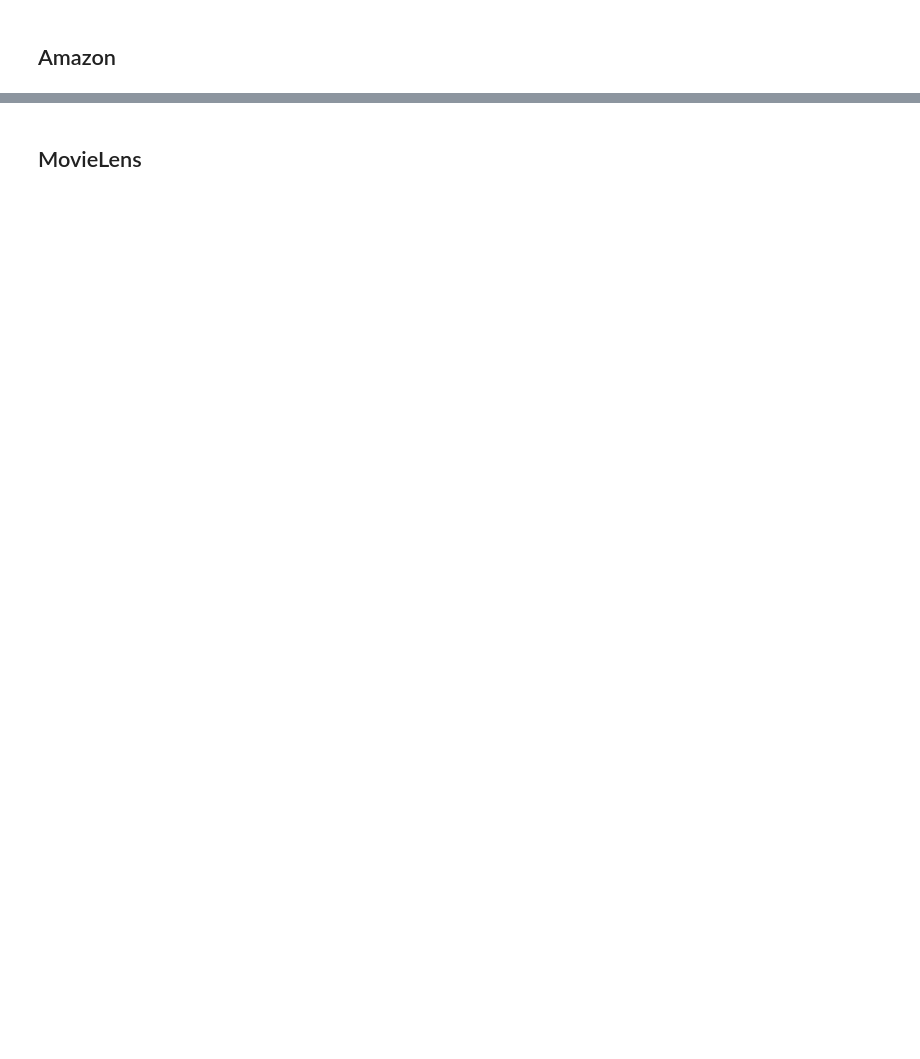
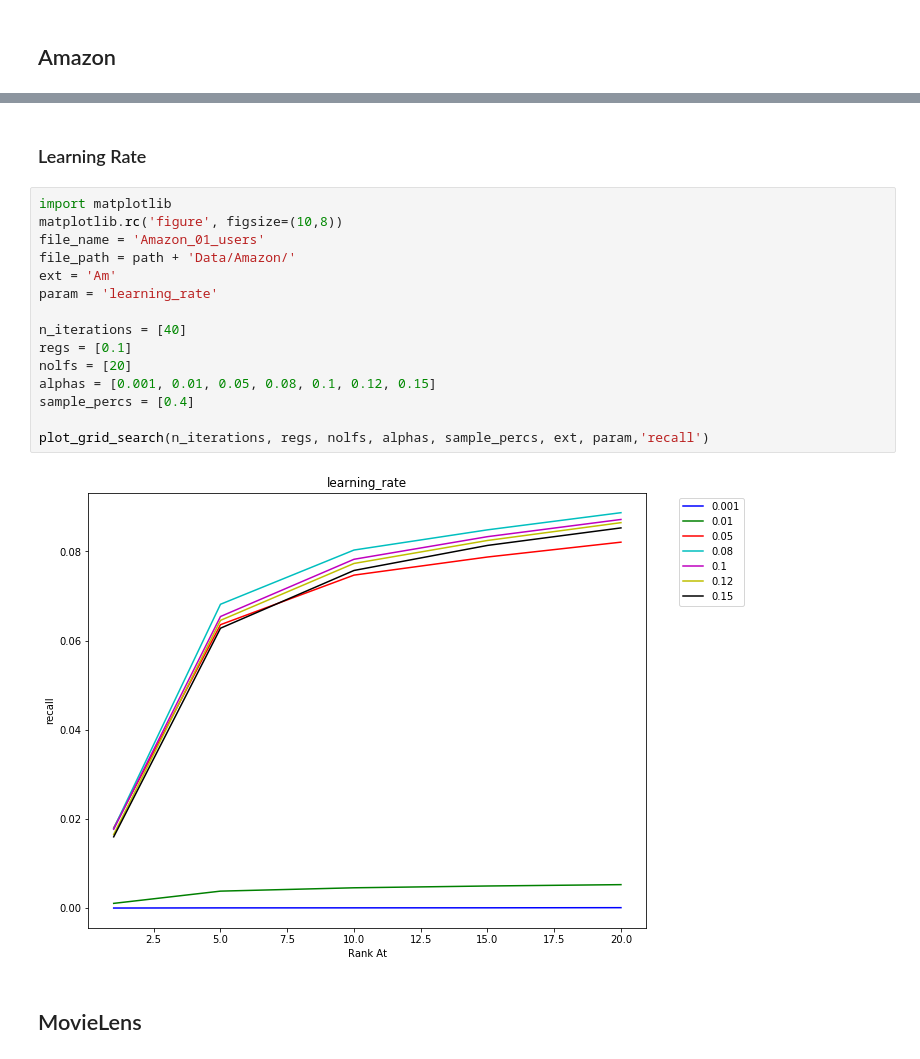
Before and after one commit to ROpdam/recommender_comparison, a Jupyter notebook: visualize_results.ipynb, the cells around one changed output, grey strips where cells are left out. Drawn from its saved outputs; the diff is of its cells as text; blank space fills up the shorter version.

```diff
--- a/visualize_results.ipynb
+++ b/visualize_results.ipynb
@@ -294,3 +324,22 @@ plot_grid_search(n_iterations, regs, nolfs, sample_percs, ext, 'recall')
+# %% [markdown]
+### Learning Rate
+# %%
+import matplotlib
+matplotlib.rc('figure', figsize=(10,8))
+file_name = 'Amazon_01_users'
+file_path = path + 'Data/Amazon/'
+ext = 'Am'
+param = 'learning_rate'
+
+n_iterations = [40]
+regs = [0.1]
+nolfs = [20]
+alphas = [0.001, 0.01, 0.05, 0.08, 0.1, 0.12, 0.15]
+sample_percs = [0.4]
+
+plot_grid_search(n_iterations, regs, nolfs, alphas, sample_percs, ext, param,'recall')
+# %% [output]
+[figure, added]
 # %% [markdown]
 ## MovieLens
 # %%
```
Also changed, not shown: parts of 6 cells of this notebook, 3 other files.
